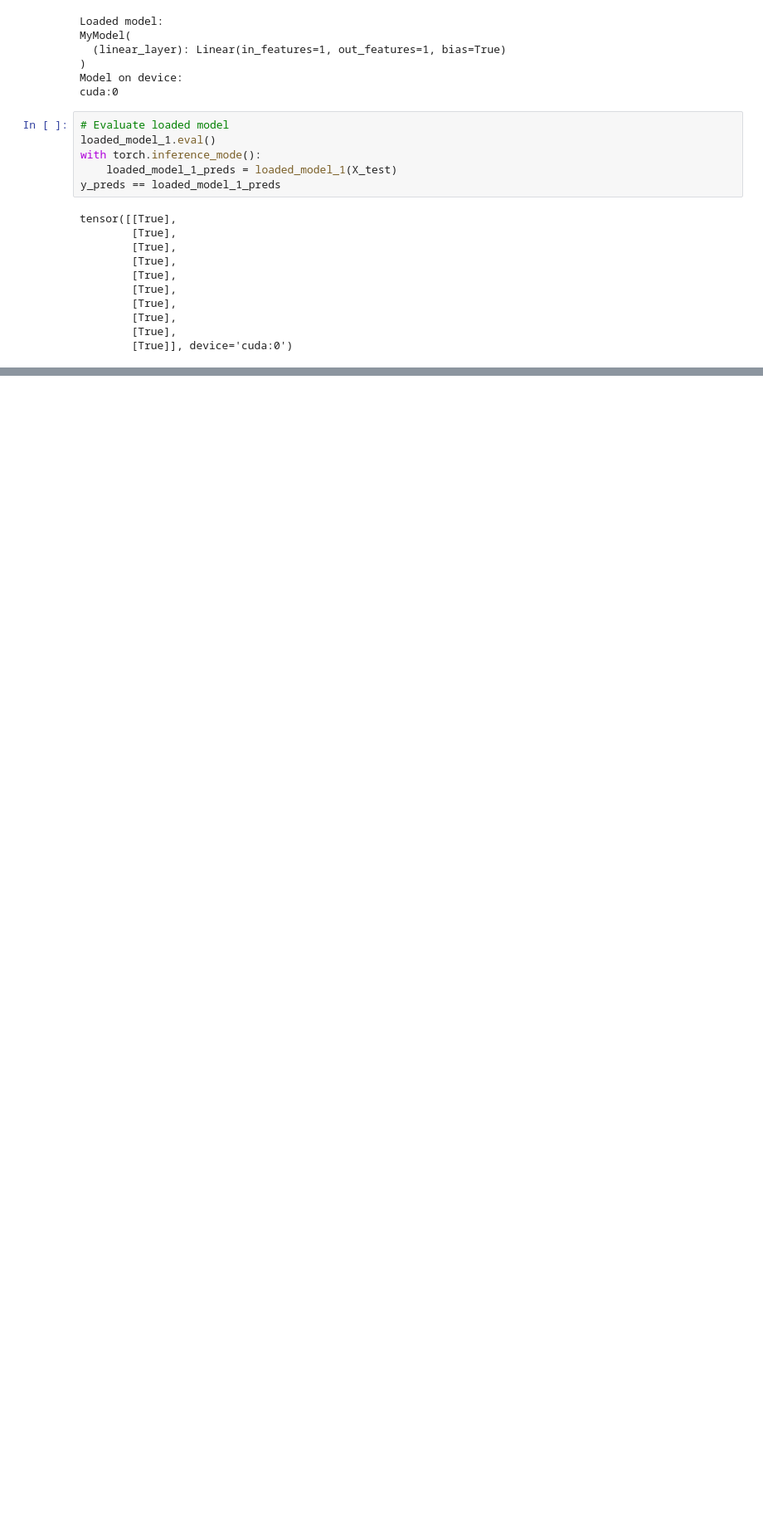
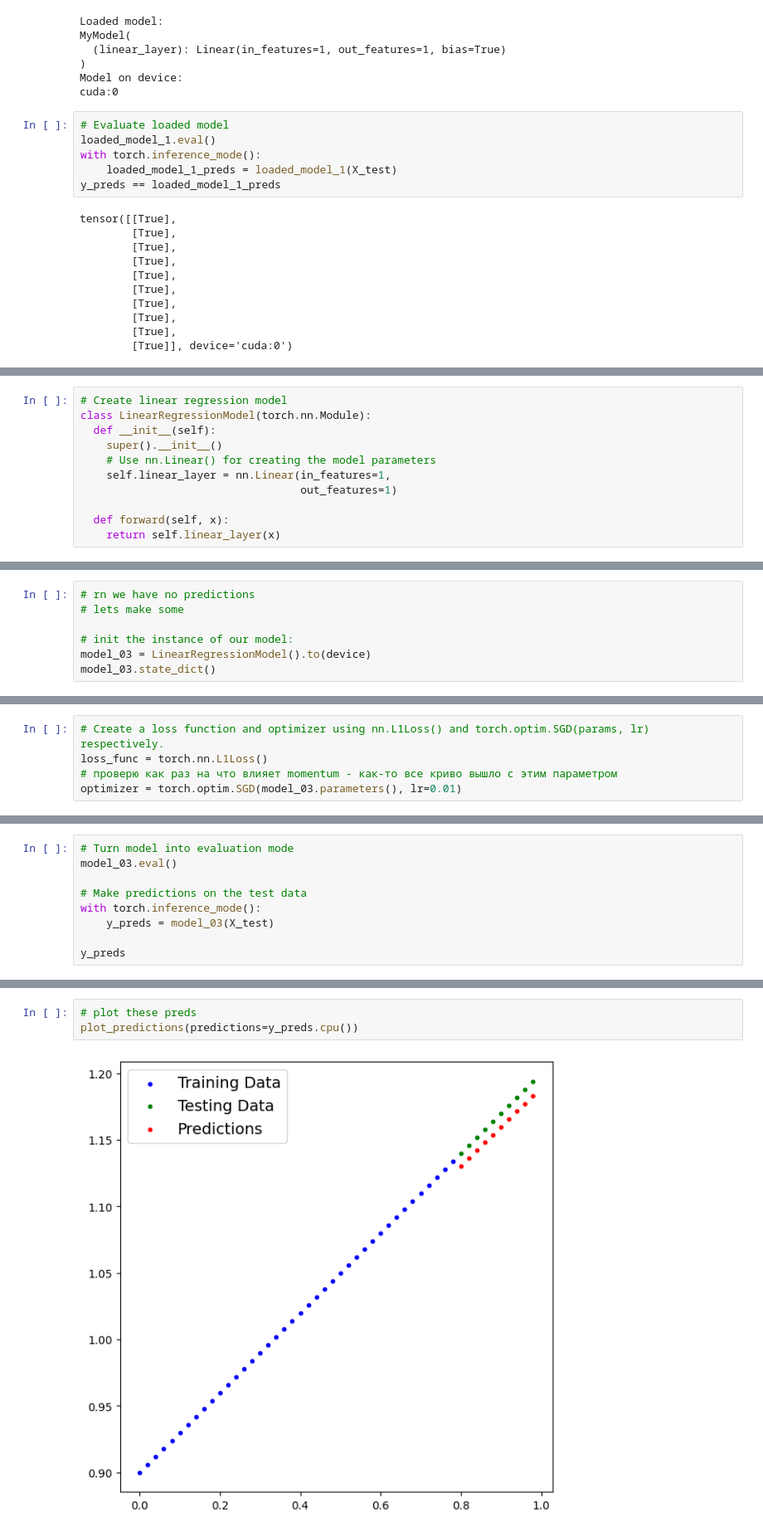
Before and after one commit to FancyDogge/pytorch_workout, a Jupyter notebook: 00_ptorch_workflow.ipynb, the cells around one changed output, grey strips where cells are left out. Shown: that part at 83% size. Drawn from its saved outputs; the diff is of its cells as text; blank space fills up the shorter version.

```diff
--- a/00_ptorch_workflow.ipynb
+++ b/00_ptorch_workflow.ipynb
@@ -691,0 +735,11 @@ tensor([[True],
+# %%
+# Create linear regression model
+class LinearRegressionModel(torch.nn.Module):
+  def __init__(self):
+    super().__init__()
+    # Use nn.Linear() for creating the model parameters
+    self.linear_layer = nn.Linear(in_features=1,
+                                  out_features=1)
+
+  def forward(self, x):
+    return self.linear_layer(x)
@@ -691,0 +772,7 @@ tensor([[True],
+# %%
+# rn we have no predictions
+# lets make some
+
+# init the instance of our model:
+model_03 = LinearRegressionModel().to(device)
+model_03.state_dict()
@@ -691,0 +782,5 @@ tensor([[True],
+# %%
+# Create a loss function and optimizer using nn.L1Loss() and torch.optim.SGD(params, lr) respectively.
+loss_func = torch.nn.L1Loss()
+# проверю как раз на что влияет momentum - как-то все криво вышло с этим параметром
+optimizer = torch.optim.SGD(model_03.parameters(), lr=0.01)
@@ -691,0 +865,9 @@ tensor([[True],
+# %%
+# Turn model into evaluation mode
+model_03.eval()
+
+# Make predictions on the test data
+with torch.inference_mode():
+    y_preds = model_03(X_test)
+
+y_preds
@@ -691,0 +885,5 @@ tensor([[True],
+# %%
+# plot these preds
+plot_predictions(predictions=y_preds.cpu())
+# %% [output]
+[figure, added]
```
Also changed, not shown: parts of 12 cells of this notebook.
